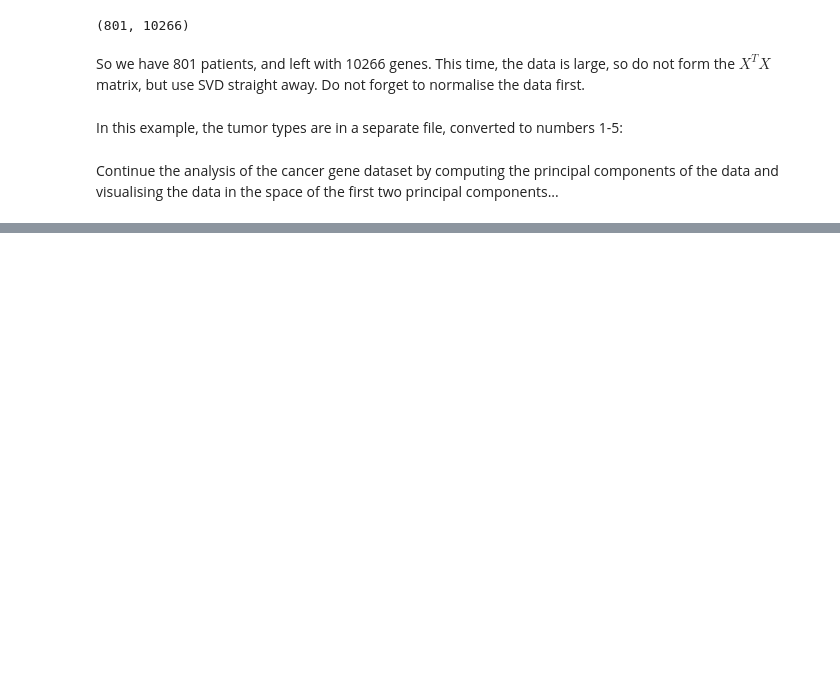
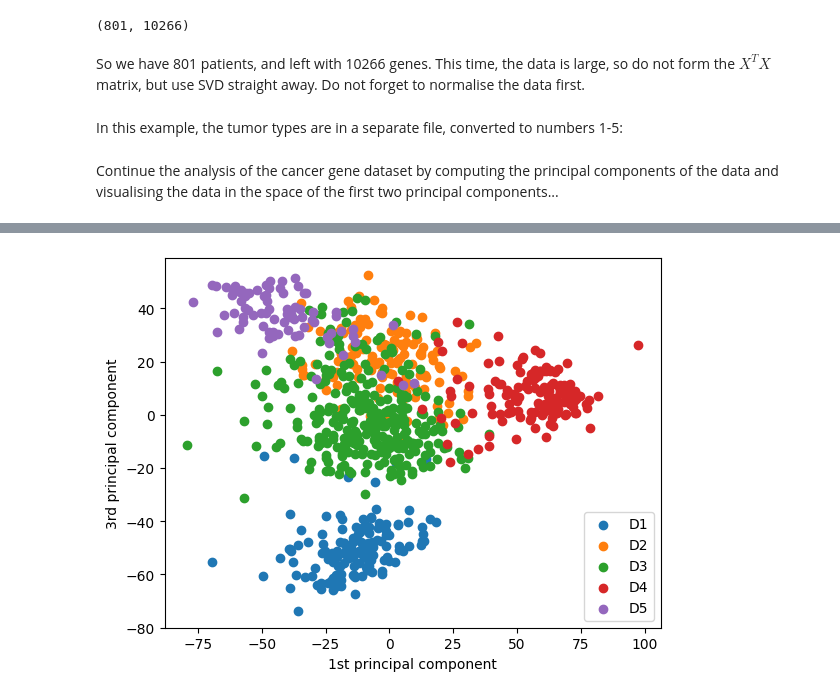
Before and after one commit to jackhenry02/PCA, a Jupyter notebook: Coursework/3M1 lab PCA_2024.ipynb, the cells around one changed output, grey strips where cells are left out. Drawn from its saved outputs; the diff is of its cells as text; code cells hidden in the pictures; blank space fills up the shorter version.

```diff
--- a/Coursework/3M1 lab PCA_2024.ipynb
+++ b/Coursework/3M1 lab PCA_2024.ipynb
@@ -309,0 +386,12 @@ Continue the analysis of the cancer gene dataset by computing the principal comp
+# %%
+plt.scatter(X1[d1], X3[d1])
+plt.scatter(X1[d2], X3[d2])
+plt.scatter(X1[d3], X3[d3])
+plt.scatter(X1[d4], X3[d4])
+plt.scatter(X1[d5], X3[d5])
+plt.xlabel("1st principal component")
+plt.ylabel("3rd principal component")
+plt.legend(["D1", "D2", "D3" , "D4", "D5",])
+plt.show()
+# %% [output]
+[figure, added]
```
Also changed, not shown: parts of 17 cells of this notebook.
